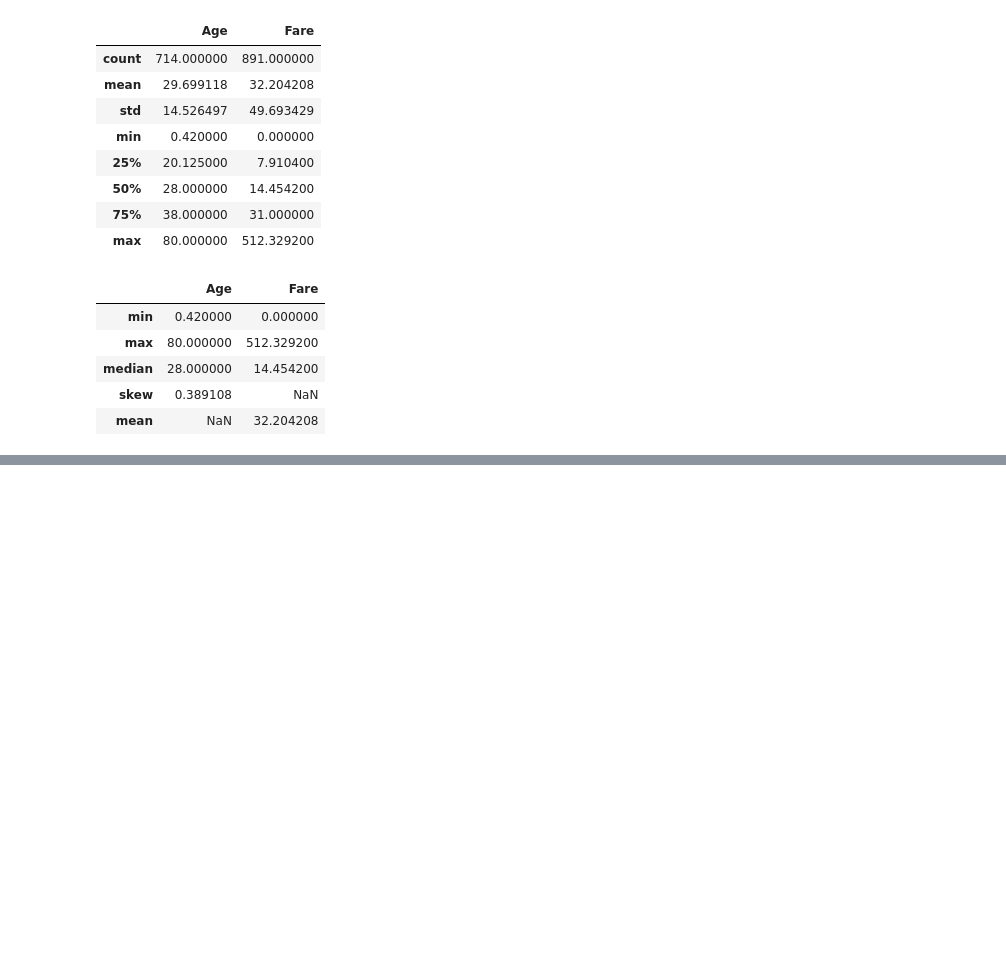
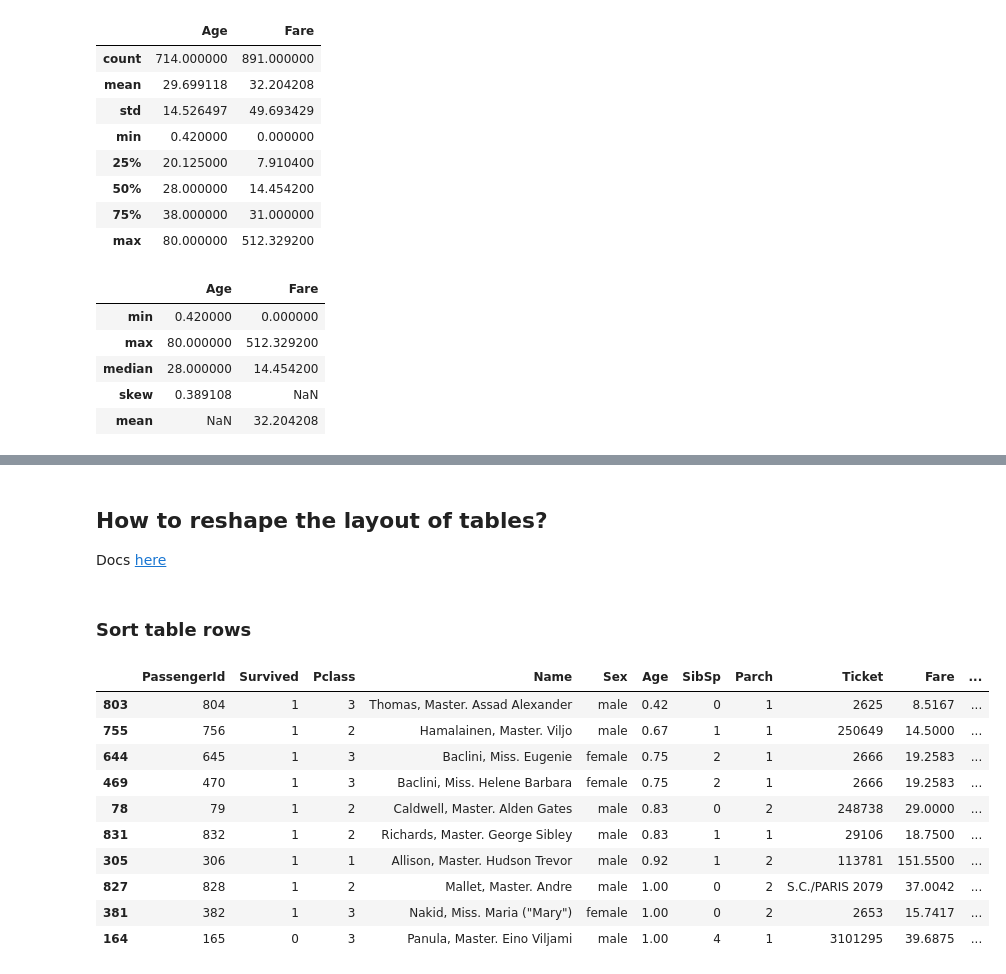
Before and after one commit to GaahDias/pandas-notebook, a Jupyter notebook: notebook.ipynb, the cells around one changed output, grey strips where cells are left out. Drawn from its saved outputs; the diff is of its cells as text; code cells hidden in the pictures; blank space fills up the shorter version.

```diff
--- a/notebook.ipynb
+++ b/notebook.ipynb
@@ -579,0 +666,21 @@ titanic_df.agg(
+# %% [markdown]
+## How to reshape the layout of tables?
+
+Docs [here](https://pandas.pydata.org/pandas-docs/stable/getting_started/intro_tutorials/07_reshape_table_layout.html)
+# %% [markdown]
+### Sort table rows
+# %%
+# Using sort_values to sort passengers ages
+titanic_df.sort_values(by="Age").head(10)
+# %% [output]
+|  | PassengerId | Survived | Pclass | Name | Sex | Age | SibSp | Parch | Ticket | Fare | ... |
+| 803 | 804 | 1 | 3 | Thomas, Master. Assad Alexander | male | 0.42 | 0 | 1 | 2625 | 8.5167 | ... |
+| 755 | 756 | 1 | 2 | Hamalainen, Master. Viljo | male | 0.67 | 1 | 1 | 250649 | 14.5000 | ... |
+| 644 | 645 | 1 | 3 | Baclini, Miss. Eugenie | female | 0.75 | 2 | 1 | 2666 | 19.2583 | ... |
+| 469 | 470 | 1 | 3 | Baclini, Miss. Helene Barbara | female | 0.75 | 2 | 1 | 2666 | 19.2583 | ... |
+| 78 | 79 | 1 | 2 | Caldwell, Master. Alden Gates | male | 0.83 | 0 | 2 | 248738 | 29.0000 | ... |
+| 831 | 832 | 1 | 2 | Richards, Master. George Sibley | male | 0.83 | 1 | 1 | 29106 | 18.7500 | ... |
+| 305 | 306 | 1 | 1 | Allison, Master. Hudson Trevor | male | 0.92 | 1 | 2 | 113781 | 151.5500 | ... |
+| 827 | 828 | 1 | 2 | Mallet, Master. Andre | male | 1.00 | 0 | 2 | S.C./PARIS 2079 | 37.0042 | ... |
+| 381 | 382 | 1 | 3 | Nakid, Miss. Maria ("Mary") | female | 1.00 | 0 | 2 | 2653 | 15.7417 | ... |
+| 164 | 165 | 0 | 3 | Panula, Master. Eino Viljami | male | 1.00 | 4 | 1 | 3101295 | 39.6875 | ... |
```
Also changed, not shown: parts of 43 cells of this notebook, 7 other files.
